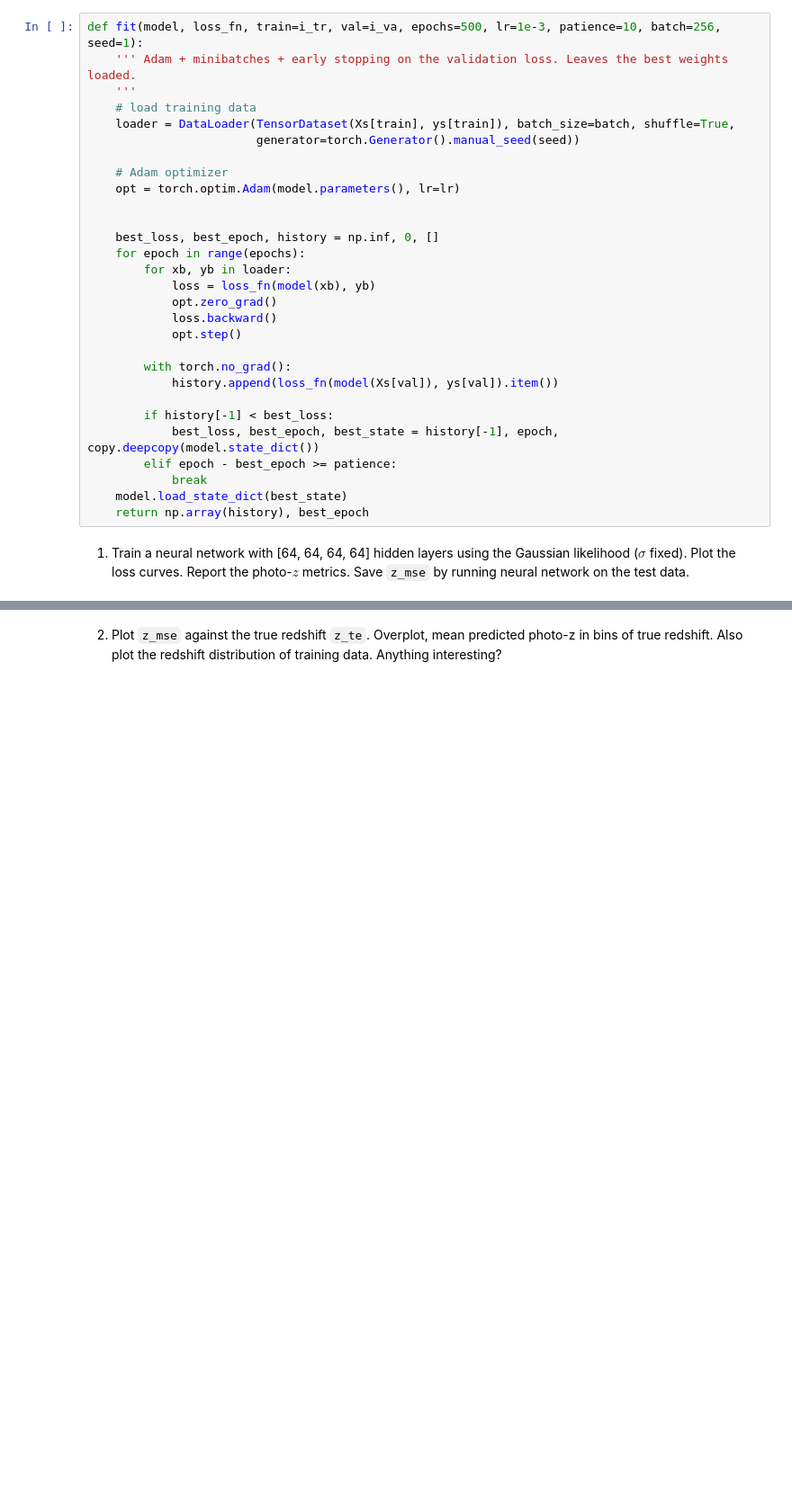
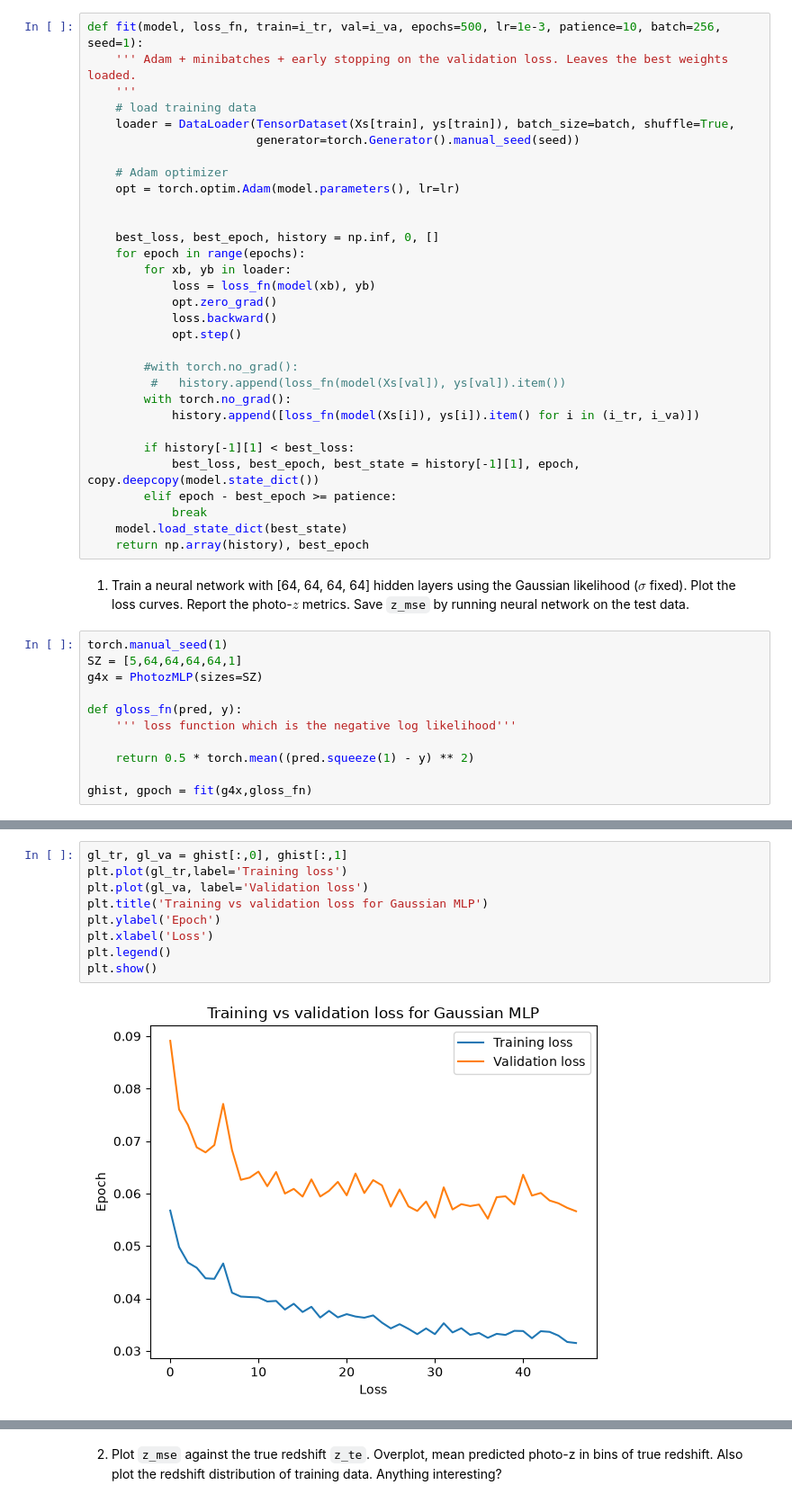
Before and after one commit to asamcnaughton/ast384c, a Jupyter notebook: inclass/lec15_regress/photoz_uncertainty.ipynb, the cells around one changed output, grey strips where cells are left out. Shown at 90% size. Cells and saved outputs as stored; diff of their text form; blank space fills up the shorter version.

```diff
--- a/inclass/lec15_regress/photoz_uncertainty.ipynb
+++ b/inclass/lec15_regress/photoz_uncertainty.ipynb
@@ -86,14 +88,27 @@ def fit(model, loss_fn, train=i_tr, val=i_va, epochs=500, lr=1e-3, patience=10,
             loss.backward()
             opt.step()
 
+        #with torch.no_grad():
+         #   history.append(loss_fn(model(Xs[val]), ys[val]).item())
         with torch.no_grad():
-            history.append(loss_fn(model(Xs[val]), ys[val]).item())
+            history.append([loss_fn(model(Xs[i]), ys[i]).item() for i in (i_tr, i_va)])
 
-        if history[-1] < best_loss:
-            best_loss, best_epoch, best_state = history[-1], epoch, copy.deepcopy(model.state_dict())
+        if history[-1][1] < best_loss:
+            best_loss, best_epoch, best_state = history[-1][1], epoch, copy.deepcopy(model.state_dict())
         elif epoch - best_epoch >= patience:
             break
     model.load_state_dict(best_state)
     return np.array(history), best_epoch
 # %% [markdown]
 1. Train a neural network with [64, 64, 64, 64] hidden layers using the Gaussian likelihood ($\sigma$ fixed). Plot the loss curves. Report the photo-$z$ metrics. Save `z_mse` by running neural network on the test data.
+# %%
+torch.manual_seed(1)
+SZ = [5,64,64,64,64,1]
+g4x = PhotozMLP(sizes=SZ)
+
+def gloss_fn(pred, y):
+    ''' loss function which is the negative log likelihood'''
+
+    return 0.5 * torch.mean((pred.squeeze(1) - y) ** 2)
+
+ghist, gpoch = fit(g4x,gloss_fn)
@@ -99,0 +119,11 @@ def fit(model, loss_fn, train=i_tr, val=i_va, epochs=500, lr=1e-3, patience=10,
+# %%
+gl_tr, gl_va = ghist[:,0], ghist[:,1]
+plt.plot(gl_tr,label='Training loss')
+plt.plot(gl_va, label='Validation loss')
+plt.title('Training vs validation loss for Gaussian MLP')
+plt.ylabel('Epoch')
+plt.xlabel('Loss')
+plt.legend()
+plt.show()
+# %% [output]
+[figure, added]
```
Also changed, not shown: parts of 3 cells of this notebook, 13 other files.
